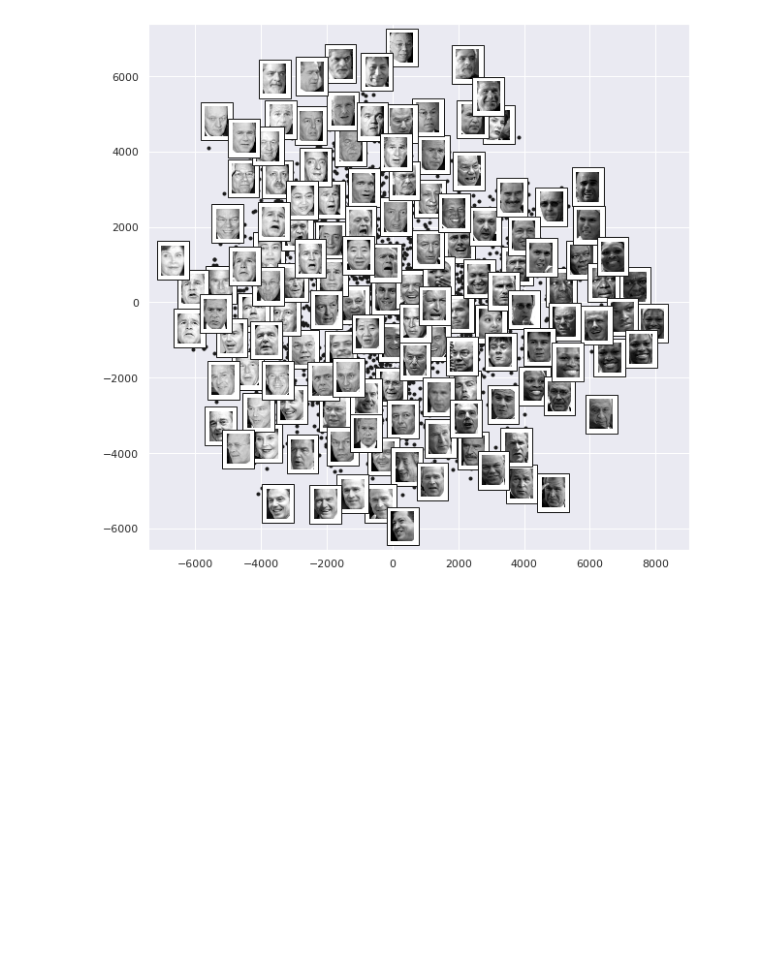
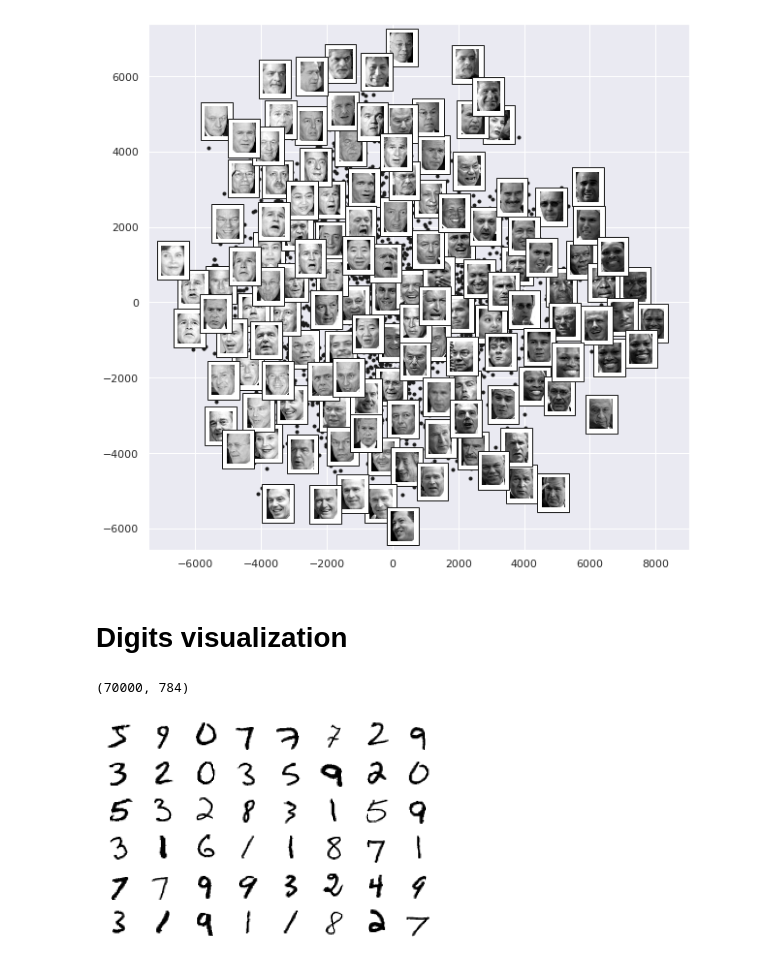
Before and after one commit to adaniky/my_own_reminders, a Jupyter notebook: Python/SkLearn/Manifold Learning.ipynb, the cells around one changed output. Saved outputs shown, nothing was run; the diff lists cells and outputs as text; code cells hidden in the pictures; blank space fills up the shorter version.

```diff
--- a/Python/SkLearn/Manifold Learning.ipynb
+++ b/Python/SkLearn/Manifold Learning.ipynb
@@ -233,3 +233,18 @@ plot_components(faces.data,
                 images=faces.images[:, ::2, ::2])
 # %% [output]
 [figure]
+# %% [markdown]
+# Digits visualization
+# %%
+from sklearn.datasets import fetch_openml
+X, y = fetch_openml('mnist_784', version=1, return_X_y=True)
+y=y.astype(int)
+X.shape
+# %% [output]
+(70000, 784)
+# %%
+fig, ax = plt.subplots(6, 8, subplot_kw=dict(xticks=[], yticks=[]))
+for i, axi in enumerate(ax.flat):
+    axi.imshow(X[1250 * i].reshape(28, 28), cmap='gray_r')
+# %% [output]
+[figure, added]
```
Also changed, not shown: parts of 2 cells of this notebook.
